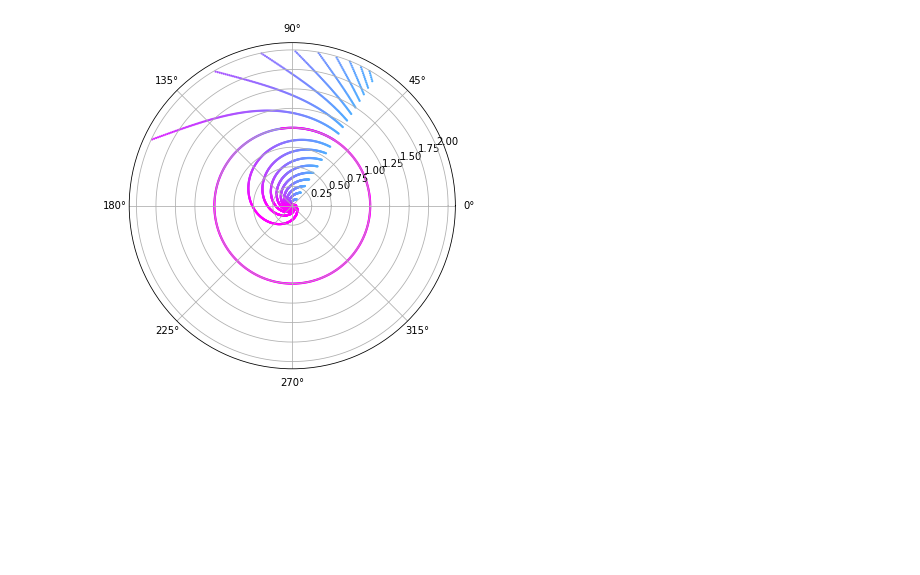
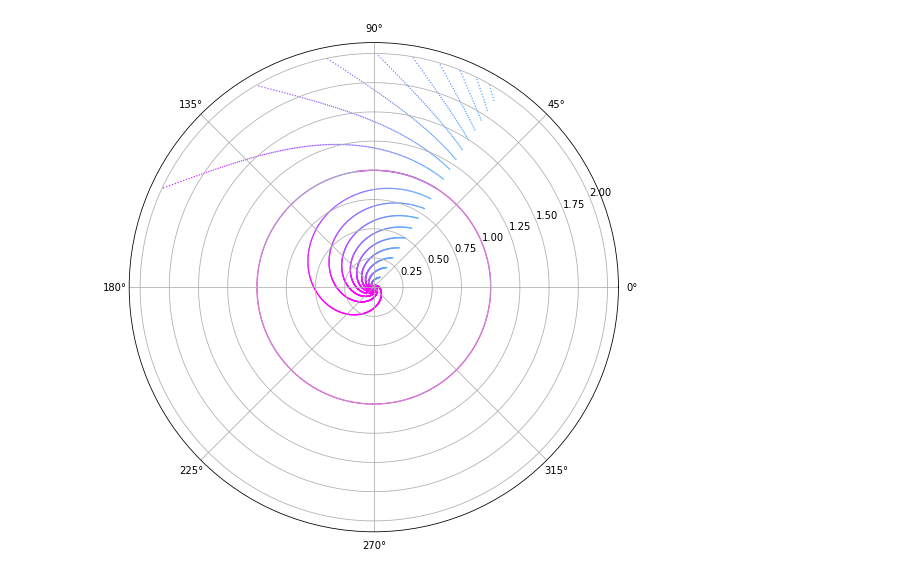
Before and after one commit to cmlimm/uni-projects, a Jupyter notebook: Mathematical-Modelling/closed-curve.ipynb, the cells around one changed output. Drawn from its saved outputs; the diff is of its cells as text; code cells hidden in the pictures; blank space fills up the shorter version.

```diff
--- a/Mathematical-Modelling/closed-curve.ipynb
+++ b/Mathematical-Modelling/closed-curve.ipynb
@@ -9,7 +9,7 @@ import random
 import warnings
 warnings.filterwarnings('ignore')
 # %%
-plt.rcParams["figure.figsize"] = (8,6)
+plt.rcParams["figure.figsize"] = (12,9)
 # %%
 def runge_kutta(function, iterations, initial, step):
     r_val = [initial[0]]
@@ -35,9 +35,9 @@ norm = mpl.colors.Normalize(0.0, 2*np.pi)
 for i in range(0, 10):
     t_val, r_val, phi_val = runge_kutta(competing_species_stable, 50, (i/10, 1), 0.01)
     ax = plt.subplot(1, 1, 1, polar=True)
-    ax.scatter(phi_val, r_val, c=phi_val, s=5, cmap=colormap, norm=norm, linewidths=0)
+    ax.scatter(phi_val, r_val, c=phi_val, s=2, cmap=colormap, norm=norm, linewidths=0)
 
     t_val, r_val, phi_val = runge_kutta(competing_species_stable, 50, (1 + i/10, 1), 0.01)
     ax = plt.subplot(1, 1, 1, polar=True)
-    ax.scatter(phi_val, r_val, c=phi_val, s=5, cmap=colormap, norm=norm, linewidths=0)
+    ax.scatter(phi_val, r_val, c=phi_val, s=2, cmap=colormap, norm=norm, linewidths=0)
 # %% [output]
@@ -48,17 +48,17 @@ def competing_species_unstable(r, phi):
 # %%
 colormap = plt.get_cmap('cool')
 norm = mpl.colors.Normalize(0.0, np.pi)
 
 for i in range(0, 10):
     t_val, r_val, phi_val = runge_kutta(competing_species_unstable, 50, (i/10, 1), 0.01)
     ax = plt.subplot(1, 1, 1, polar=True)
-    ax.scatter(phi_val, r_val, c=phi_val, s=5, cmap=colormap, norm=norm, linewidths=0)
+    ax.scatter(phi_val, r_val, c=phi_val, s=2, cmap=colormap, norm=norm, linewidths=0)
 
     t_val, r_val, phi_val = runge_kutta(competing_species_unstable, 7, (1+i/10, 1), 0.01)
     r_val = np.array(r_val)[np.array(r_val) < 2]
     phi_val = np.array(phi_val[:len(r_val)])
     ax = plt.subplot(1, 1, 1, polar=True)
-    ax.scatter(phi_val, r_val, c=phi_val, s=5, cmap=colormap, norm=norm, linewidths=0)
+    ax.scatter(phi_val, r_val, c=phi_val, s=2, cmap=colormap, norm=norm, linewidths=0)
 # %% [output]
-[figure, old version]
+[figure, new version]
 # %%
```
Also changed, not shown: parts of 5 cells of this notebook.
